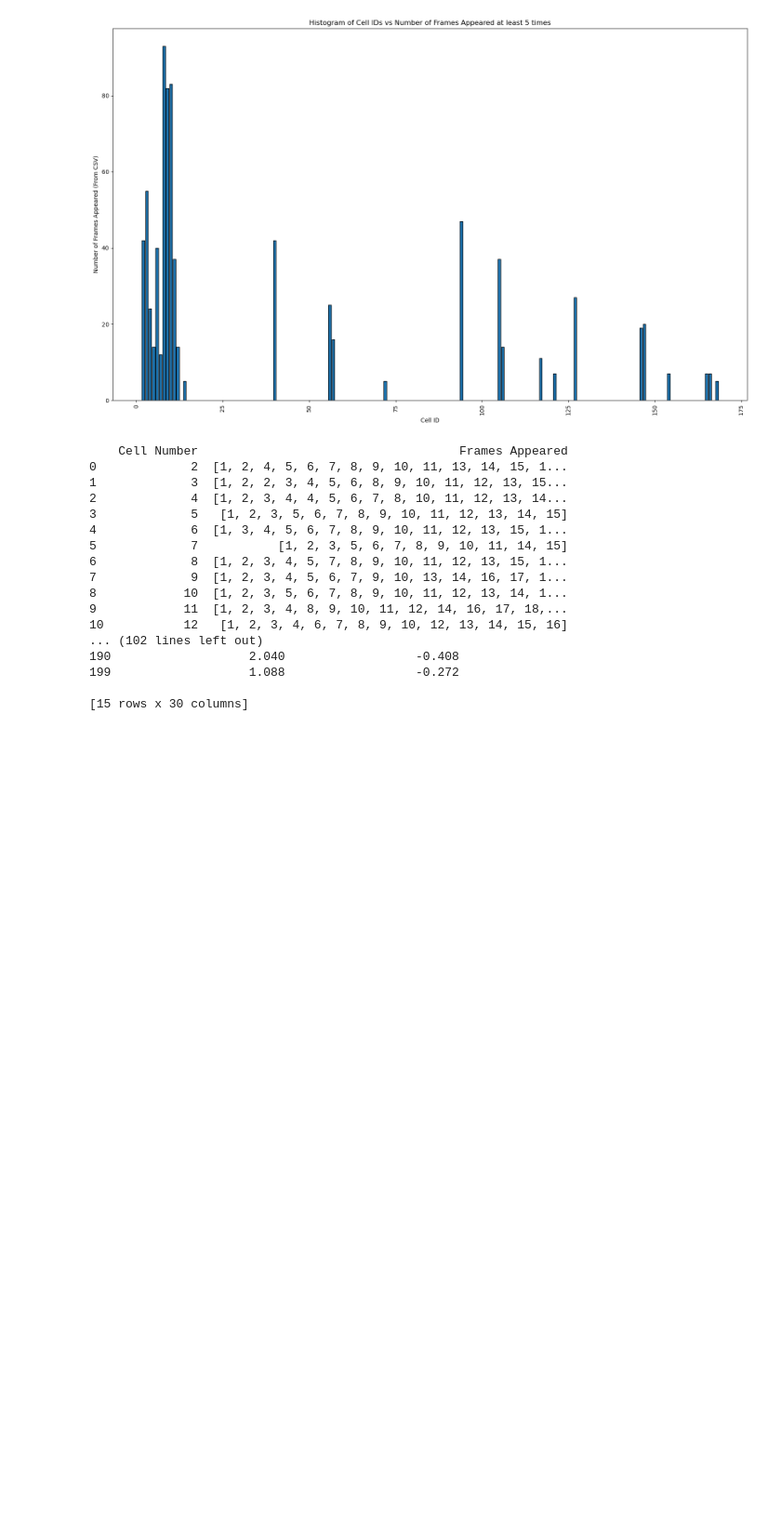
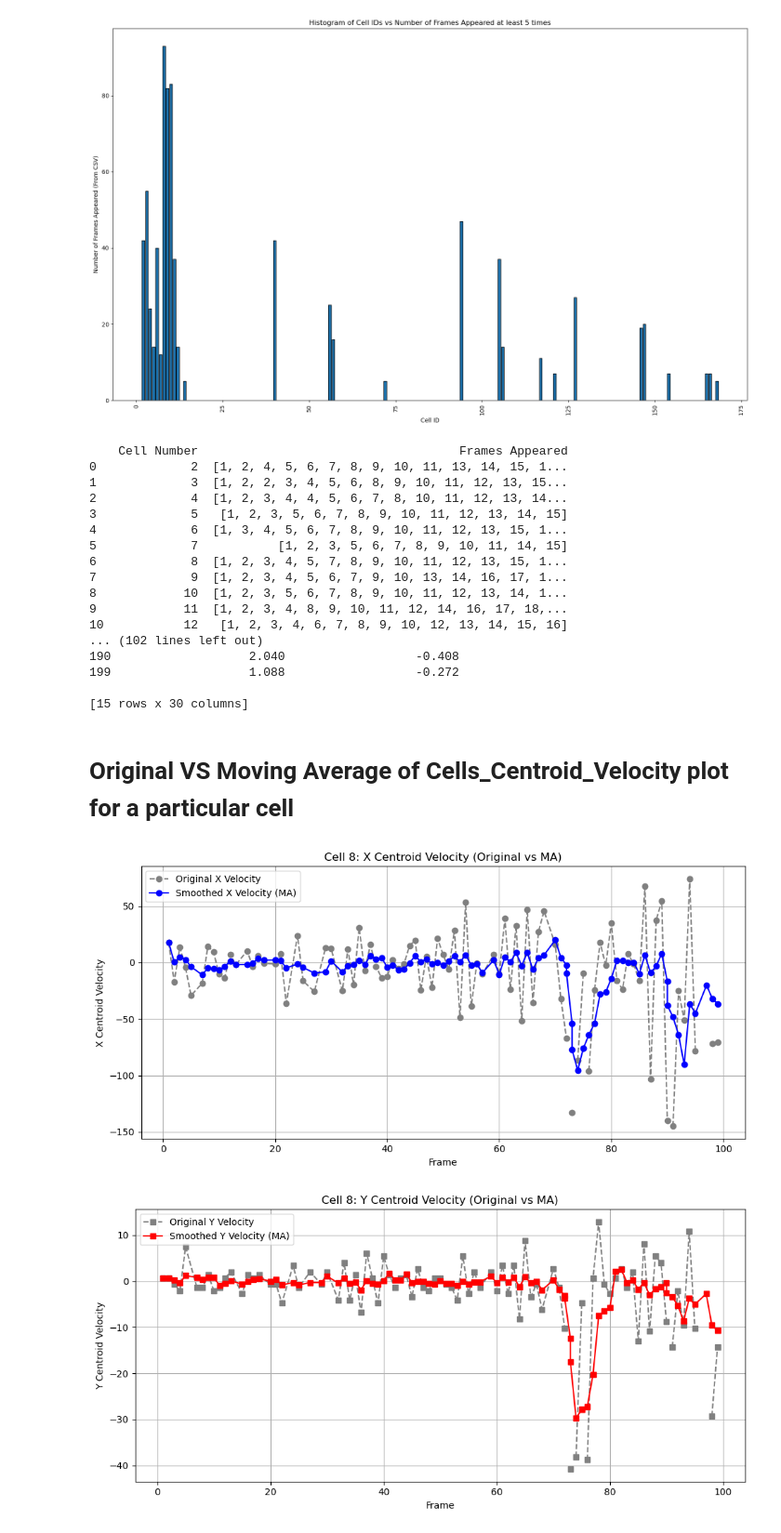
Before and after one commit to mina-mahbub/EmbedTrack_Mina, a Jupyter notebook: Cell_Frame-Video/Track_Video_Shape_Median.ipynb, the cells around one changed output. Shown at 93% size. Drawn from its saved outputs; the diff is of its cells as text; code cells hidden in the pictures; blank space fills up the shorter version.

```diff
--- a/Cell_Frame-Video/Track_Video_Shape_Median.ipynb
+++ b/Cell_Frame-Video/Track_Video_Shape_Median.ipynb
@@ -367,3 +367,69 @@ print(results_df.head(15))
 199                   1.088                  -0.272
 
 [15 rows x 30 columns]
+# %% [markdown]
+# Original VS Moving Average of Cells_Centroid_Velocity plot for a particular cell
+# %%
+def plot_cell_velocity_comparison(input_directory,output_directory, cell_id, window_size):
+    # File paths
+    ma_csv_path = os.path.join(input_directory, f"Cells_Centroid_Velocity_TrueLabel_MA_Median_{window_size}.csv")
+    original_csv_path = os.path.join(input_directory, f"Cells_Centroid_Velocity_Original_TrueLabel_Median_{window_size}.csv")
+
+    # Check if files exist
+    if not os.path.exists(ma_csv_path) or not os.path.exists(original_csv_path):
+        print(f"Error: Required CSV files not found in {input_directory}")
+        return
+
+    # Load data
+    df_ma = pd.read_csv(ma_csv_path)
+    df_orig = pd.read_csv(original_csv_path)
+
+    # Filter by Cell ID
+    cell_ma = df_ma[df_ma["Cell Number"] == cell_id]
+    cell_orig = df_orig[df_orig["Cell Number"] == cell_id]
+
+    if cell_ma.empty or cell_orig.empty:
+        print(f"No data found for Cell ID: {cell_id}")
+        return
+
+    # Sort frames just in case
+    cell_ma = cell_ma.sort_values(by="Frame")
+    cell_orig = cell_orig.sort_values(by="Frame")
+
+    # Plot X Centroid Velocity
+    plt.figure(figsize=(10, 5))
+    plt.plot(cell_orig["Frame"], cell_orig["X_Centroid_Velocity"], marker='o', linestyle='--', color='gray', label='Original X Velocity')
+    plt.plot(cell_ma["Frame"], cell_ma["X_Centroid_Velocity_MA"], marker='o', linestyle='-', color='blue', label='Smoothed X Velocity (MA)')
+    plt.xlabel("Frame")
+    plt.ylabel("X Centroid Velocity")
+    plt.title(f"Cell {cell_id}: X Centroid Velocity (Original vs MA)")
+    plt.grid(True)
+    plt.legend()
+    plt.tight_layout()
+    plt.savefig(os.path.join(output_directory, f"Line_Plot_Frame VS X_Centroid_Velocity_MA{window_size}_{cell_id}.png"))
+    plt.show()
+
+    # Plot Y Centroid Velocity
+    plt.figure(figsize=(10, 5))
+    plt.plot(cell_orig["Frame"], cell_orig["Y_Centroid_Velocity"], marker='s', linestyle='--', color='gray', label='Original Y Velocity')
+    plt.plot(cell_ma["Frame"], cell_ma["Y_Centroid_Velocity_MA"], marker='s', linestyle='-', color='red', label='Smoothed Y Velocity (MA)')
+    plt.xlabel("Frame")
+    plt.ylabel("Y Centroid Velocity")
+    plt.title(f"Cell {cell_id}: Y Centroid Velocity (Original vs MA)")
+    plt.grid(True)
+    plt.legend()
+    plt.tight_layout()
+    plt.savefig(os.path.join(output_directory, f"Line_Plot_Frame VS Y_Centroid_Velocity_MA{window_size}_{cell_id}.png"))
+    plt.show()
+
+
+# Example Usage
+# plot_cell_velocity("/home/MinaHossain/EmbedTrack/Moving_Average-Shape/", cell_id=2, window_size=5)
+cell_id=8
+window_size=5
+input_directory="/home/MinaHossain/EmbedTrack/Cell_Frame-Video/Shape_Measure-Median"
+output_directory="/home/MinaHossain/EmbedTrack/Cell_Frame-Video/Shape_Measure-Median"
+plot_cell_velocity_comparison(input_directory,output_directory, cell_id, window_size)
+# %% [output]
+[figure, added]
+[figure, added]
```
Also changed, not shown: parts of 9 cells of this notebook, 7 other files.
